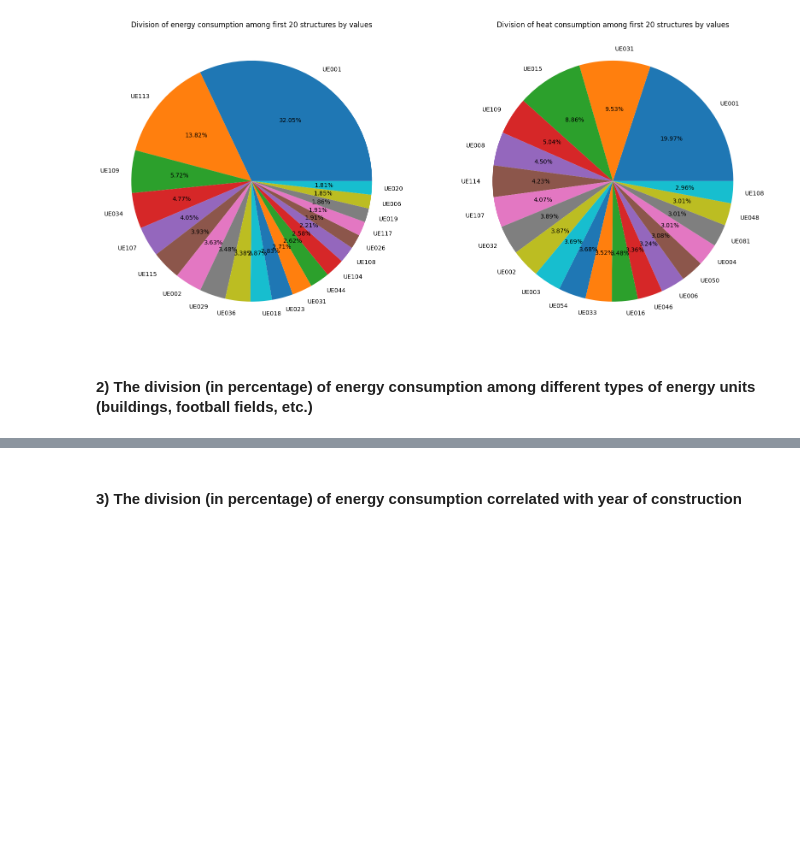
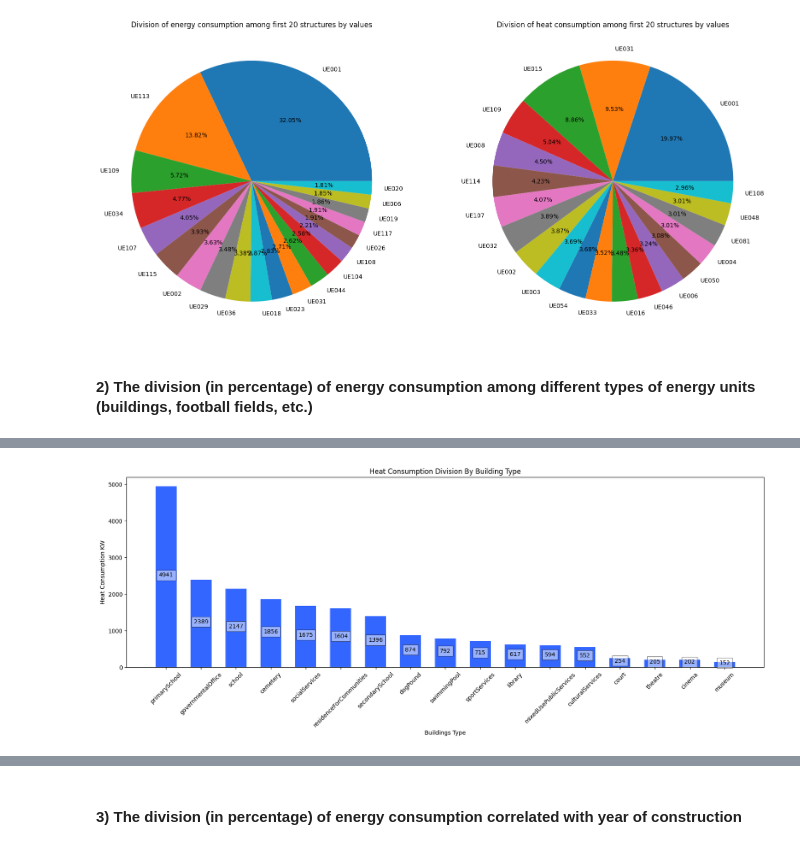
Before and after one commit to matteoForoni/energy-consumption-re, a Jupyter notebook: energy_consumption_re_analysis.ipynb, the cells around one changed output, grey strips where cells are left out. Drawn from its saved outputs; the diff is of its cells as text; code cells hidden in the pictures; blank space fills up the shorter version.

```diff
--- a/energy_consumption_re_analysis.ipynb
+++ b/energy_consumption_re_analysis.ipynb
@@ -645,0 +653,6 @@ plt.show()
+# %%
+ehdata_bytype = eh_dataset.groupby(['TYPE']).sum()['CONSUMPTION'].sort_values(ascending=False)
+
+bar_plot((20,6), ehdata_bytype.index.values, ehdata_bytype.values, len(ehdata_bytype.index.values), 'Buildings Type', 'Heat Consumption KW', 'Heat Consumption Division By Building Type', color='#3366ff', y_labels=True, xrotation=True )
+# %% [output]
+[figure, added]
```
Also changed, not shown: parts of 6 cells of this notebook.
